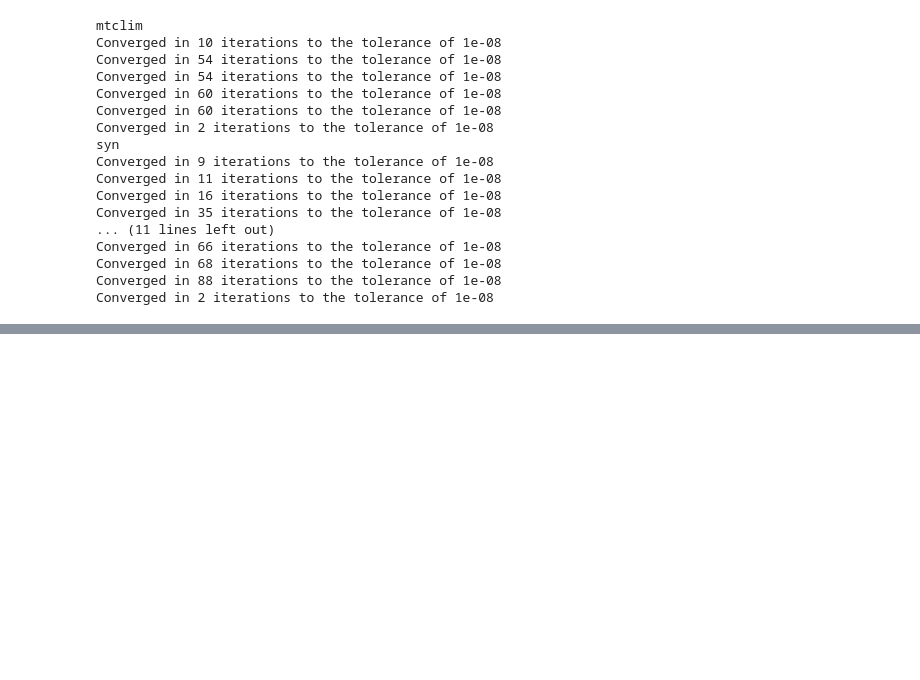
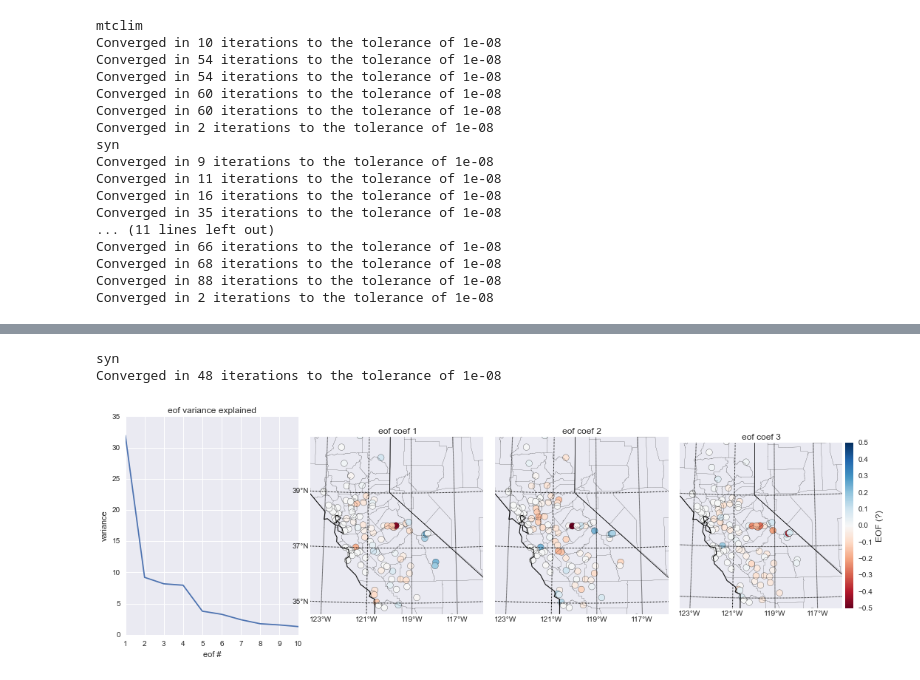
Before and after one commit to klapo/CalRad, a Jupyter notebook: CR.eof_errors.ipynb, the cells around one changed output, grey strips where cells are left out. Cells and saved outputs as stored; diff of their text form; code cells hidden in the pictures; blank space fills up the shorter version.

```diff
--- a/CR.eof_errors.ipynb
+++ b/CR.eof_errors.ipynb
@@ -415,0 +428,63 @@ The above plot shows some large disagreements in correlation between stations. L
+# %%
+######## EOF of SWdwn -- identify bad stations?
+pr_names = ['syn']
+# pr_names = ['mtclim','syn','nldas']
+
+# Build basemap
+lat = monthly_mean['mtclim'].latitude.values
+lon = monthly_mean['mtclim'].longitude.values
+
+bmp,bmd = build_basemap(lon,lat,dir_bmap,'CA.Domain.bmp.pickle',rewrite=True)
+lat_labels = bmd['lat_labels']
+lon_labels = bmd['lon_labels']
+
+# Station lat and lon
+lon_stat = grobs.longitude.values
+lat_stat = grobs.latitude.values
+
+subperiod = np.arange(100,138)
+
+for pr in pr_names:
+    print(pr)
+    diff = grobs[pr].values[subperiod,:]-grobs.SWdwn.values[subperiod,:]
+    B,amps,variance,dat_mean,Nopt,U,V,D = naneof_BR2003(diff)
+
+    ## Plot Results
+    fig = plt.figure(figsize=(15,5))
+    gs = matplotlib.gridspec.GridSpec(1,4)
+    ax = plt.subplot(gs[0])
+    ax.plot(np.arange(1,11),variance[0:10])
+    ax.set_title('eof variance explained')
+    ax.set_ylabel('variance')
+    ax.set_xlabel('eof #')
+    for n in np.arange(0,3):
+        ax = plt.subplot(gs[n+1])
+        im = bmp.scatter(lon_stat,lat_stat,c=amps[n,:],s=75, linewidths=.25,latlon=True,\
+                         cmap=cm.RdBu,vmin=-.5,vmax=.5)
+        ax.set_title('eof coef '+str(n+1))
+
+        ## Format
+        if n == 0:
+            bmp.drawparallels(lat_labels,labels=[1,0,0,0])
+        else:
+            bmp.drawparallels(lat_labels)
+        bmp.drawmeridians(lon_labels,labels=[0,0,0,1])
+
+        if n == 2:
+            cb = bmp.colorbar(im,"right", size="5%", pad='2%')
+            cb.set_label('EOF (?)', fontsize=12)
+        # political boundaries.
+        bmp.drawstates()
+        bmp.drawcoastlines()
+        bmp.drawcounties()
+
+    fig.tight_layout()
+
+#     os.chdir(dir_print)
+#     fname = 'eof_errors.'+pr+'.png'
+#     fig.savefig(fname)
+#     plt.close(fig)
+# %% [output]
+syn
+Converged in 48 iterations to the tolerance of 1e-08
+[figure, added]
```
Also changed, not shown: parts of 9 cells of this notebook.
